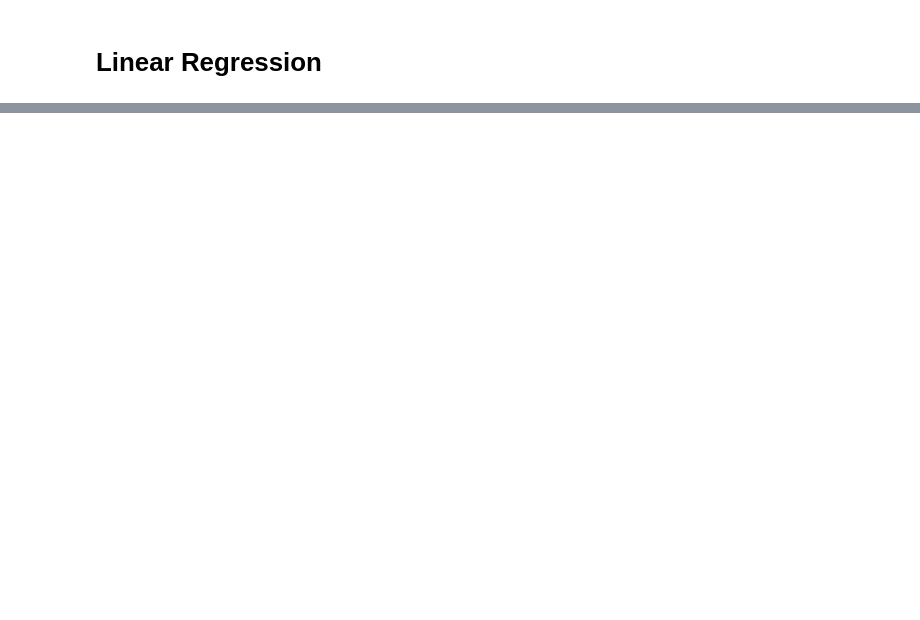
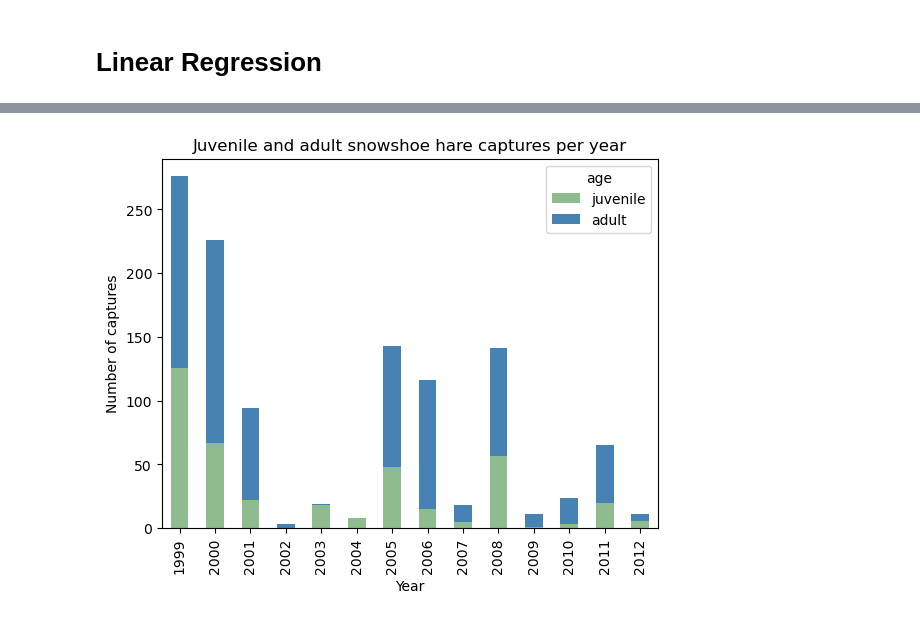
Before and after one commit to kellyloveskelp/eds220-in-class, a Jupyter notebook: week4-linear-regression.ipynb, the cells around one changed output, grey strips where cells are left out. Cells and saved outputs as stored; diff of their text form; code cells hidden in the pictures; blank space fills up the shorter version.

```diff
--- a/week4-linear-regression.ipynb
+++ b/week4-linear-regression.ipynb
@@ -23,0 +21,3 @@ hares
+# %%
+obs['date'] = pd.to_datetime(obs['date'])
+print(obs['date'].dtype)
@@ -23,0 +51,8 @@ hares
+# %%
+# Update the age values to juvenile and adult for the observations wehre 'a' and 'j' are included
+obs.loc[obs['age'].str.contains('j', case = False, na = False), 'age'] = 'juvenile'
+obs.loc[obs['age'].str.contains('a', case = False, na = False), 'age'] = 'adult'
+
+# Filter for confirmed observations of juvenile and adult hares
+obs_juv_adult = obs[obs['age'].isin(['juvenile', 'adult'])].copy()
+print('Number of juvenile and adult hare observations (captures):', len(obs_juv_adult))
@@ -23,0 +61,7 @@ hares
+# %%
+# Extract year in which each observation happened
+obs_juv_adult['year'] = obs_juv_adult['date'].dt.year
+# %%
+# Count observations per year and age, then move age values into columns
+obs_per_year = obs_juv_adult.groupby(['year', 'age']).size().unstack() # splits index into its own column
+obs_per_year
@@ -23,0 +85,9 @@ hares
+# %%
+obs_per_year[['juvenile', 'adult']].plot(kind='bar',                  # Columns in stacking order
+                                         stacked=True,                # Stack the bars
+                                         color=['#8FBC8F', '#4682B4'],
+                                         title='Juvenile and adult snowshoe hare captures per year',
+                                         xlabel='Year',
+                                         ylabel='Number of captures');
+# %% [output]
+[figure, added]
```
Also changed, not shown: parts of 32 cells of this notebook, 7 other files.
